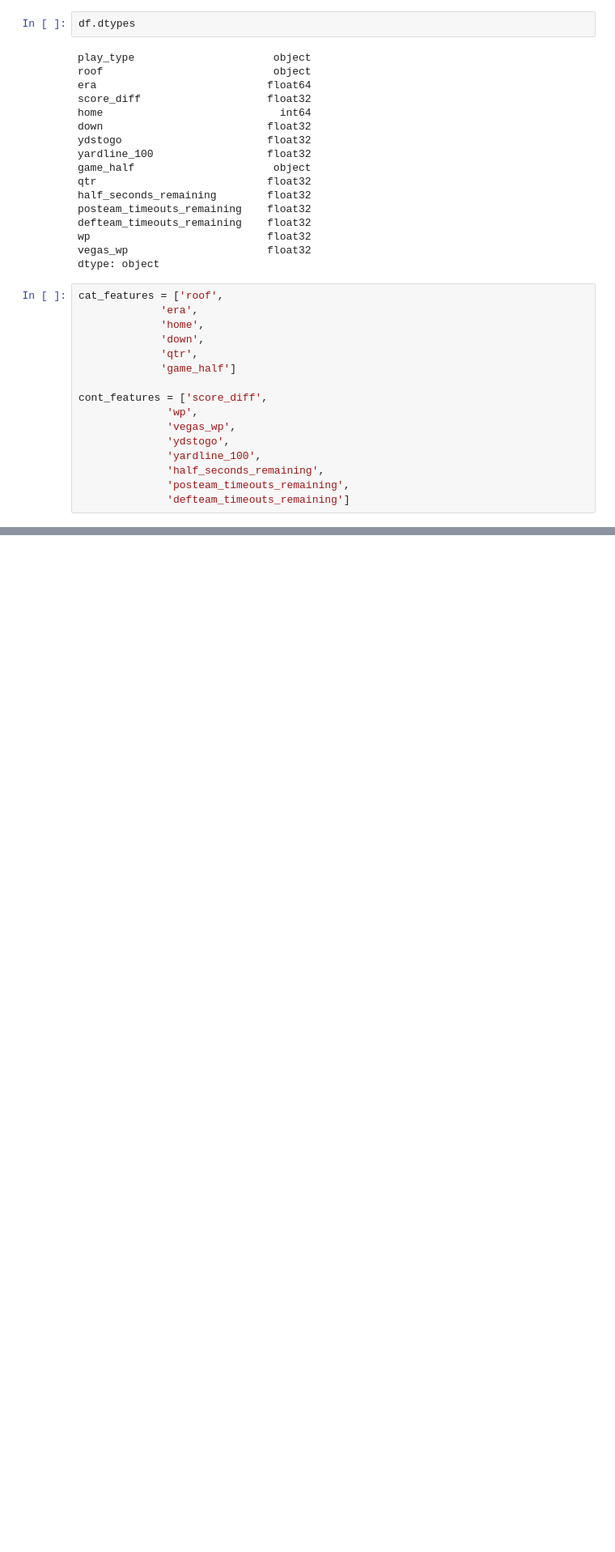
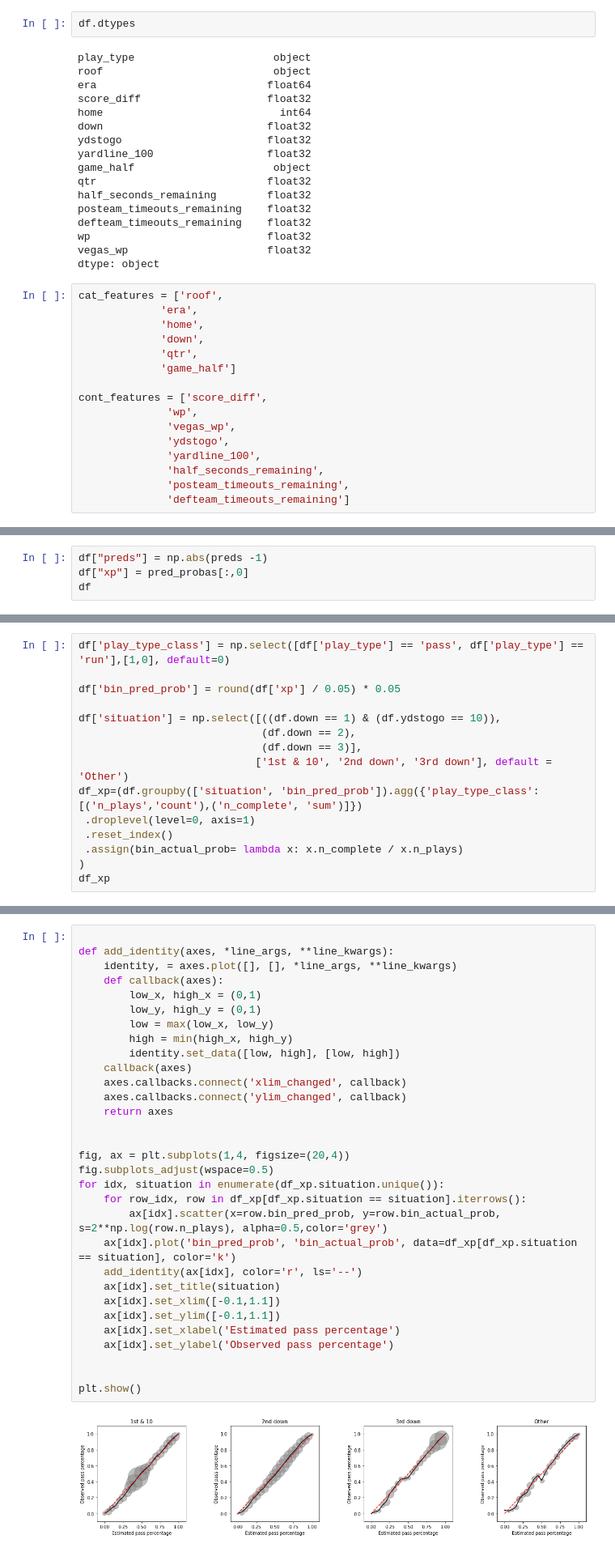
Before and after one commit to keeganheilman/nfl-charts, a Jupyter notebook: xpass_testing.ipynb, the cells around one changed output, grey strips where cells are left out. Shown at 81% size. Drawn from its saved outputs; the diff is of its cells as text; blank space fills up the shorter version.

```diff
--- a/xpass_testing.ipynb
+++ b/xpass_testing.ipynb
@@ -193,0 +214,4 @@ clf.transform(df[cat_features])
+# %%
+df["preds"] = np.abs(preds -1)
+df["xp"] = pred_probas[:,0]
+df
@@ -193,0 +232,15 @@ clf.transform(df[cat_features])
+# %%
+df['play_type_class'] = np.select([df['play_type'] == 'pass', df['play_type'] == 'run'],[1,0], default=0)
+
+df['bin_pred_prob'] = round(df['xp'] / 0.05) * 0.05
+
+df['situation'] = np.select([((df.down == 1) & (df.ydstogo == 10)),
+                             (df.down == 2),
+                             (df.down == 3)],
+                            ['1st & 10', '2nd down', '3rd down'], default = 'Other')
+df_xp=(df.groupby(['situation', 'bin_pred_prob']).agg({'play_type_class':[('n_plays','count'),('n_complete', 'sum')]})
+ .droplevel(level=0, axis=1)
+ .reset_index()
+ .assign(bin_actual_prob= lambda x: x.n_complete / x.n_plays)
+)
+df_xp
@@ -193,0 +261,33 @@ clf.transform(df[cat_features])
+# %%
+
+def add_identity(axes, *line_args, **line_kwargs):
+    identity, = axes.plot([], [], *line_args, **line_kwargs)
+    def callback(axes):
+        low_x, high_x = (0,1)
+        low_y, high_y = (0,1)
+        low = max(low_x, low_y)
+        high = min(high_x, high_y)
+        identity.set_data([low, high], [low, high])
+    callback(axes)
+    axes.callbacks.connect('xlim_changed', callback)
+    axes.callbacks.connect('ylim_changed', callback)
+    return axes
+
+
+fig, ax = plt.subplots(1,4, figsize=(20,4))
+fig.subplots_adjust(wspace=0.5)
+for idx, situation in enumerate(df_xp.situation.unique()):
+    for row_idx, row in df_xp[df_xp.situation == situation].iterrows():
+        ax[idx].scatter(x=row.bin_pred_prob, y=row.bin_actual_prob, s=2**np.log(row.n_plays), alpha=0.5,color='grey')
+    ax[idx].plot('bin_pred_prob', 'bin_actual_prob', data=df_xp[df_xp.situation == situation], color='k')
+    add_identity(ax[idx], color='r', ls='--')
+    ax[idx].set_title(situation)
+    ax[idx].set_xlim([-0.1,1.1])
+    ax[idx].set_ylim([-0.1,1.1])
+    ax[idx].set_xlabel('Estimated pass percentage')
+    ax[idx].set_ylabel('Observed pass percentage')
+
+
+plt.show()
+# %% [output]
+[figure, added]
```
Also changed, not shown: parts of 18 cells of this notebook.
